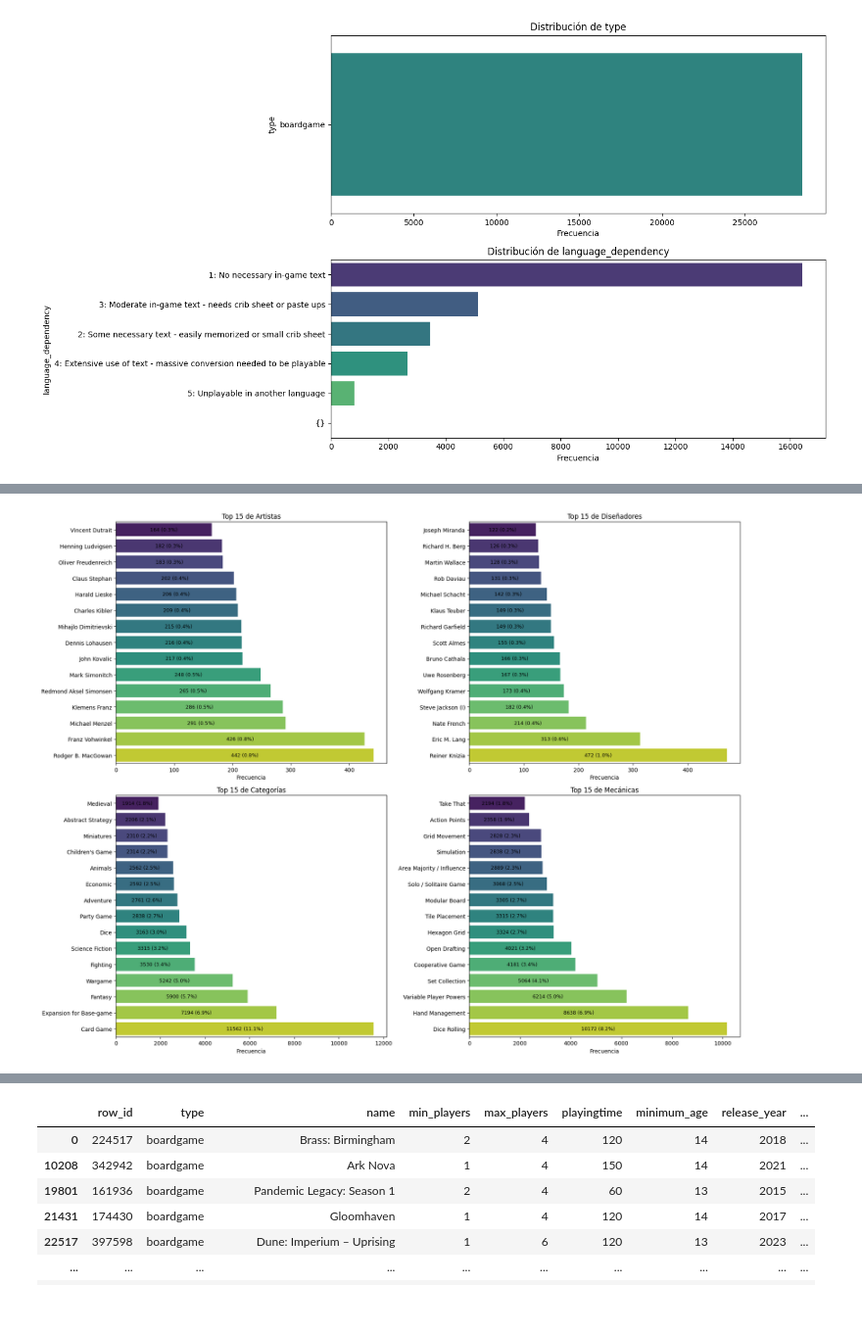
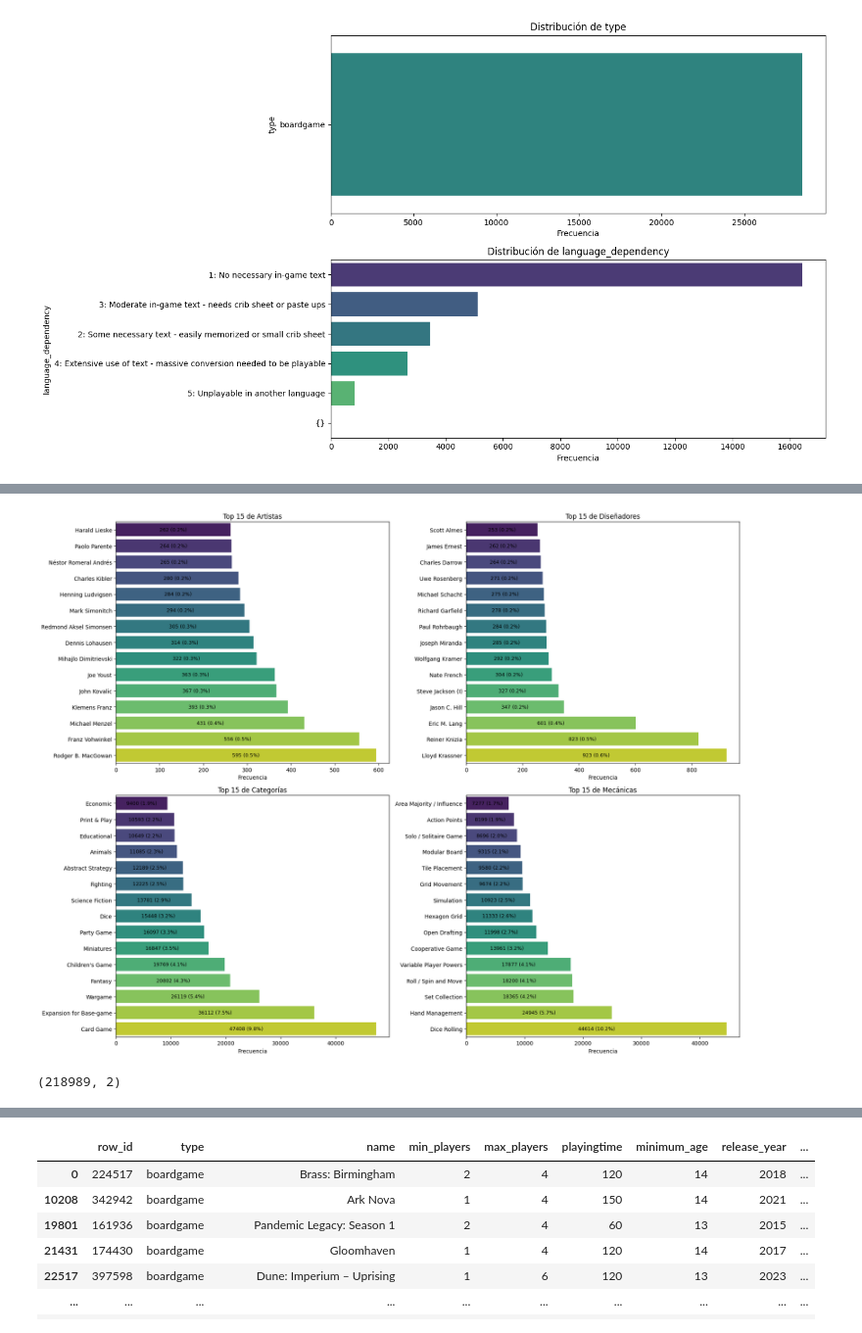
Before and after one commit to sgusmar/Tabletop-games-EDA, a Jupyter notebook: src/notebooks/analysis.ipynb, the cells around one changed output, grey strips where cells are left out. Shown at 98% size. Saved outputs shown, nothing was run; the diff lists cells and outputs as text; code cells hidden in the pictures.

```diff
--- a/src/notebooks/analysis.ipynb
+++ b/src/notebooks/analysis.ipynb
@@ -12,6 +12,6 @@ import numpy as np
 # %%
 pwd = %pwd
 print(pwd)
-bgg_games = pd.read_csv('../data/source/bgg_games.csv')
+bgg_games = pd.read_csv('../data/tables/bgg_games.csv')
 # %% [output]
 d:\Usuarios\Emilio\Documentos\GitHub\Tabletop_EDA\Tabletop-games-EDA\src\notebooks
@@ -180,10 +186,10 @@ Passing `palette` without assigning `hue` is deprecated and will be removed in v
   sns.countplot(data=bgg_games, y=col, order=order, ax=ax, palette="viridis")
 [figure]
 # %%
-artistas = pd.read_csv('../data/source/game_artists.csv')
-disenyadores = pd.read_csv('../data/source/game_designers.csv')
-categorias = pd.read_csv('../data/source/game_categories.csv')
-mecanicas = pd.read_csv('../data/source/game_mechanics.csv')
+artistas = pd.read_csv('../data/tables/game_artists.csv')
+disenyadores = pd.read_csv('../data/tables/game_designers.csv')
+categorias = pd.read_csv('../data/tables/game_categories.csv')
+mecanicas = pd.read_csv('../data/tables/game_mechanics.csv')
 # %%
 artistas.head()
 disenyadores.head()
@@ -232,34 +238,36 @@ tablas = {
 }
 
 items = list(tablas.items())[:len(axes)]
 
 for ax, (titulo, serie) in zip(axes, items):
     serie = serie.dropna().astype(str)
     total = serie.shape[0]
     top15 = serie.value_counts().head(15).sort_values()
     colors = sns.color_palette("viridis", n_colors=len(top15))
     sns.barplot(x=top15.values, y=top15.index, hue=top15.index, palette=colors, ax=ax)
     ax.set_title(f"Top 15 de {titulo}")
     ax.set_xlabel("Frecuencia")
     ax.set_ylabel("")
 
     max_width = top15.values.max() if len(top15) > 0 else 0
     for p in ax.patches:
         width = p.get_width()
         count = int(width)
         pct = width / total * 100 if total > 0 else 0
         if max_width > 0 and width >= max_width * 0.15:
             x = width / 2
             ha = "center"
         else:
             x = width + (max_width * 0.01 if max_width > 0 else 0.01)
             ha = "left"
         ax.text(x, p.get_y() + p.get_height() / 2, f"{count} ({pct:.1f}%)", ha=ha, va="center", color="black", fontsize=9)
 
 plt.tight_layout()
 plt.show()
+artistas.shape
 # %% [output]
-[figure, old version]
+[figure, new version]
+(218989, 2)
 # %%
 disenyadores_mecanicas = pd.merge(disenyadores, mecanicas, on='row_id')
 disenyadores_mecanicas.head()
```
Also changed, not shown: parts of 10 cells of this notebook, 40 other files.
